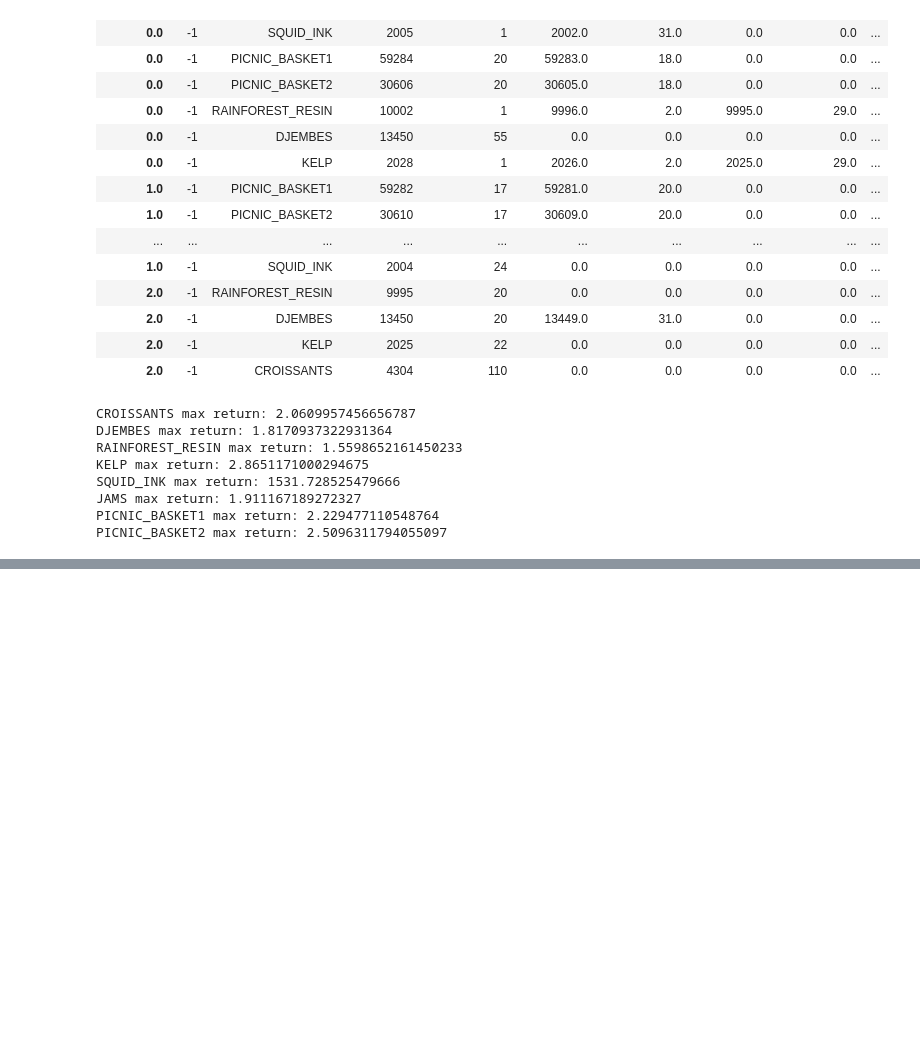
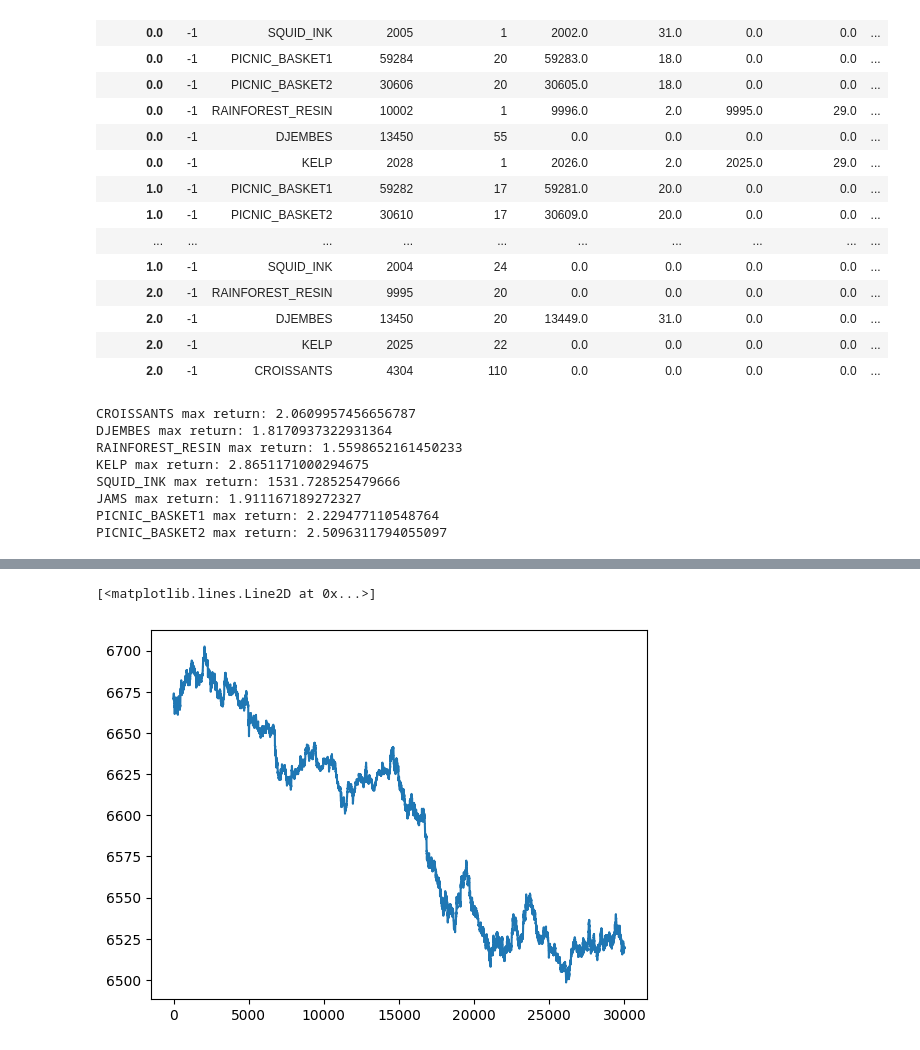
Before and after one commit to hanksong/imc-prosperity3, a Jupyter notebook: round-2/algo_r2.ipynb, the cells around one changed output, grey strips where cells are left out. Cells and saved outputs as stored; diff of their text form; code cells hidden in the pictures; blank space fills up the shorter version.

```diff
--- a/round-2/algo_r2.ipynb
+++ b/round-2/algo_r2.ipynb
@@ -129,3 +124,8 @@ price_df.corr()
+# %%
+plt.plot(price_df['JAMS'])
+# %% [output]
+[<matplotlib.lines.Line2D at 0x...>]
+[figure, added]
 # %%
 # 导入需要的库
 import numpy as np
```
Also changed, not shown: parts of 6 cells of this notebook, 12 other files.
